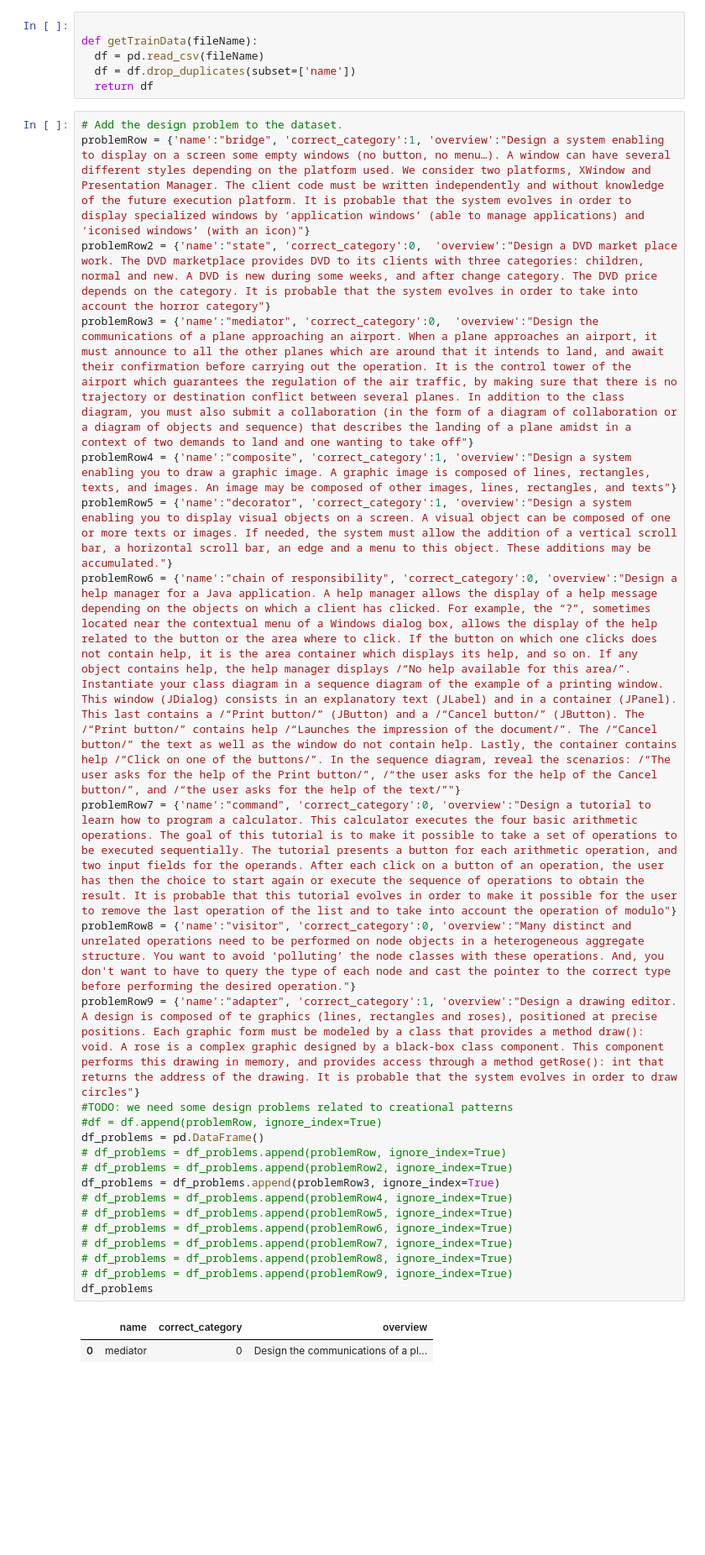
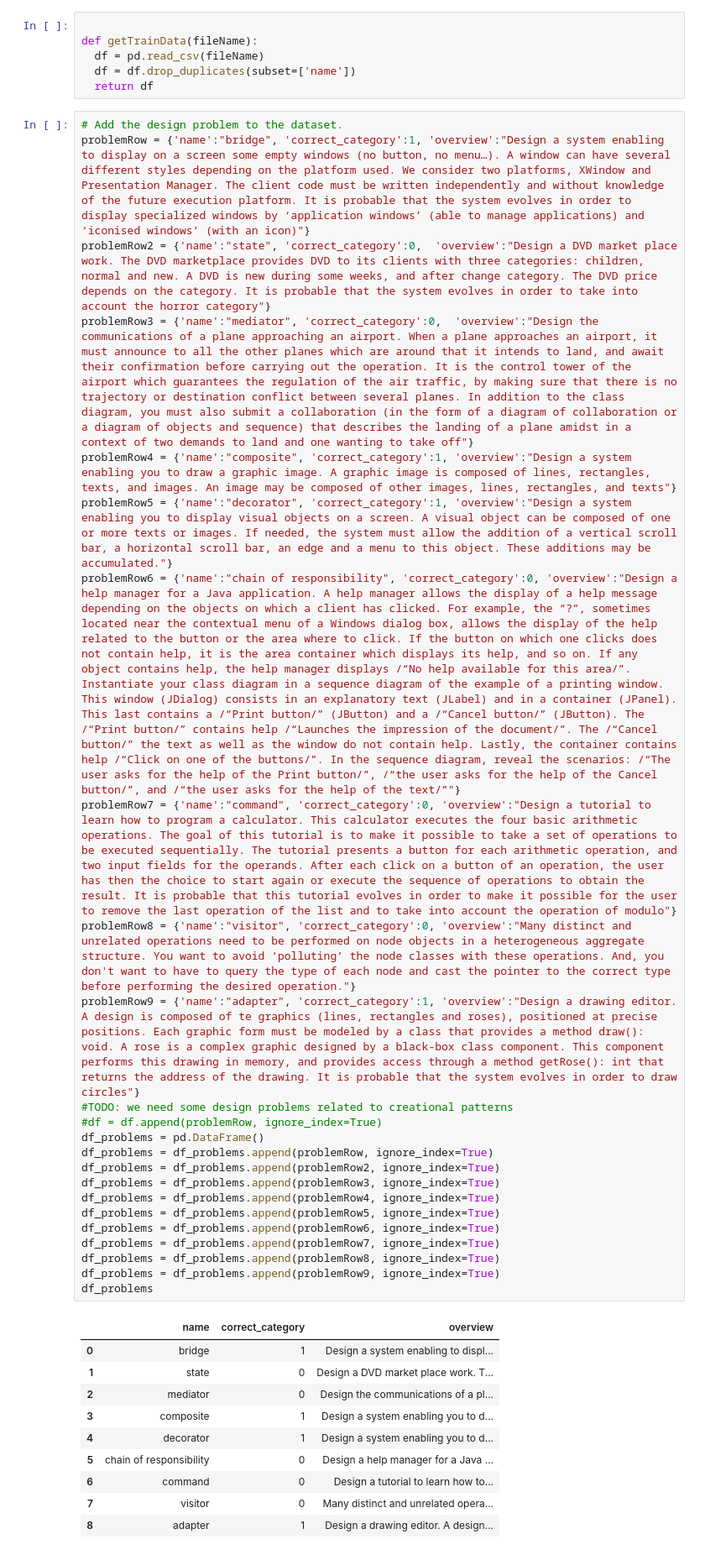
Before and after one commit to RETprojects/SWENG480-Team21, a Jupyter notebook: ml/experiments/PatternKMeans6.ipynb, the cells around one changed output. Shown at 84% size. Cells and saved outputs as stored; diff of their text form; blank space fills up the shorter version.

```diff
--- a/ml/experiments/PatternKMeans6.ipynb
+++ b/ml/experiments/PatternKMeans6.ipynb
@@ -92,30 +92,38 @@ def getTrainData(fileName):
 # %%
 # Add the design problem to the dataset.
 problemRow = {'name':"bridge", 'correct_category':1, 'overview':"Design a system enabling to display on a screen some empty windows (no button, no menu…). A window can have several different styles depending on the platform used. We consider two platforms, XWindow and Presentation Manager. The client code must be written independently and without knowledge of the future execution platform. It is probable that the system evolves in order to display specialized windows by ‘application windows’ (able to manage applications) and ‘iconised windows’ (with an icon)"}
 problemRow2 = {'name':"state", 'correct_category':0,  'overview':"Design a DVD market place work. The DVD marketplace provides DVD to its clients with three categories: children, normal and new. A DVD is new during some weeks, and after change category. The DVD price depends on the category. It is probable that the system evolves in order to take into account the horror category"}
 problemRow3 = {'name':"mediator", 'correct_category':0,  'overview':"Design the communications of a plane approaching an airport. When a plane approaches an airport, it must announce to all the other planes which are around that it intends to land, and await their confirmation before carrying out the operation. It is the control tower of the airport which guarantees the regulation of the air traffic, by making sure that there is no trajectory or destination conflict between several planes. In addition to the class diagram, you must also submit a collaboration (in the form of a diagram of collaboration or a diagram of objects and sequence) that describes the landing of a plane amidst in a context of two demands to land and one wanting to take off"}
 problemRow4 = {'name':"composite", 'correct_category':1, 'overview':"Design a system enabling you to draw a graphic image. A graphic image is composed of lines, rectangles, texts, and images. An image may be composed of other images, lines, rectangles, and texts"}
 problemRow5 = {'name':"decorator", 'correct_category':1, 'overview':"Design a system enabling you to display visual objects on a screen. A visual object can be composed of one or more texts or images. If needed, the system must allow the addition of a vertical scroll bar, a horizontal scroll bar, an edge and a menu to this object. These additions may be accumulated."}
 problemRow6 = {'name':"chain of responsibility", 'correct_category':0, 'overview':"Design a help manager for a Java application. A help manager allows the display of a help message depending on the objects on which a client has clicked. For example, the “?”, sometimes located near the contextual menu of a Windows dialog box, allows the display of the help related to the button or the area where to click. If the button on which one clicks does not contain help, it is the area container which displays its help, and so on. If any object contains help, the help manager displays /“No help available for this area/”. Instantiate your class diagram in a sequence diagram of the example of a printing window. This window (JDialog) consists in an explanatory text (JLabel) and in a container (JPanel). This last contains a /“Print button/” (JButton) and a /“Cancel button/” (JButton). The /“Print button/” contains help /“Launches the impression of the document/”. The /“Cancel button/” the text as well as the window do not contain help. Lastly, the container contains help /“Click on one of the buttons/”. In the sequence diagram, reveal the scenarios: /“The user asks for the help of the Print button/”, /“the user asks for the help of the Cancel button/”, and /“the user asks for the help of the text/”"}
 problemRow7 = {'name':"command", 'correct_category':0, 'overview':"Design a tutorial to learn how to program a calculator. This calculator executes the four basic arithmetic operations. The goal of this tutorial is to make it possible to take a set of operations to be executed sequentially. The tutorial presents a button for each arithmetic operation, and two input fields for the operands. After each click on a button of an operation, the user has then the choice to start again or execute the sequence of operations to obtain the result. It is probable that this tutorial evolves in order to make it possible for the user to remove the last operation of the list and to take into account the operation of modulo"}
 problemRow8 = {'name':"visitor", 'correct_category':0, 'overview':"Many distinct and unrelated operations need to be performed on node objects in a heterogeneous aggregate structure. You want to avoid ‘polluting’ the node classes with these operations. And, you don't want to have to query the type of each node and cast the pointer to the correct type before performing the desired operation."}
 problemRow9 = {'name':"adapter", 'correct_category':1, 'overview':"Design a drawing editor. A design is composed of te graphics (lines, rectangles and roses), positioned at precise positions. Each graphic form must be modeled by a class that provides a method draw(): void. A rose is a complex graphic designed by a black-box class component. This component performs this drawing in memory, and provides access through a method getRose(): int that returns the address of the drawing. It is probable that the system evolves in order to draw circles"}
 #TODO: we need some design problems related to creational patterns
 #df = df.append(problemRow, ignore_index=True)
 df_problems = pd.DataFrame()
-# df_problems = df_problems.append(problemRow, ignore_index=True)
-# df_problems = df_problems.append(problemRow2, ignore_index=True)
+df_problems = df_problems.append(problemRow, ignore_index=True)
+df_problems = df_problems.append(problemRow2, ignore_index=True)
 df_problems = df_problems.append(problemRow3, ignore_index=True)
-# df_problems = df_problems.append(problemRow4, ignore_index=True)
-# df_problems = df_problems.append(problemRow5, ignore_index=True)
-# df_problems = df_problems.append(problemRow6, ignore_index=True)
-# df_problems = df_problems.append(problemRow7, ignore_index=True)
-# df_problems = df_problems.append(problemRow8, ignore_index=True)
-# df_problems = df_problems.append(problemRow9, ignore_index=True)
+df_problems = df_problems.append(problemRow4, ignore_index=True)
+df_problems = df_problems.append(problemRow5, ignore_index=True)
+df_problems = df_problems.append(problemRow6, ignore_index=True)
+df_problems = df_problems.append(problemRow7, ignore_index=True)
+df_problems = df_problems.append(problemRow8, ignore_index=True)
+df_problems = df_problems.append(problemRow9, ignore_index=True)
 df_problems
 # %% [output]
 |  | name | correct_category | overview |
-| 0 | mediator | 0 | Design the communications of a pl... |
+| 0 | bridge | 1 | Design a system enabling to displ... |
+| 1 | state | 0 | Design a DVD market place work. T... |
+| 2 | mediator | 0 | Design the communications of a pl... |
+| 3 | composite | 1 | Design a system enabling you to d... |
+| 4 | decorator | 1 | Design a system enabling you to d... |
+| 5 | chain of responsibility | 0 | Design a help manager for a Java ... |
+| 6 | command | 0 | Design a tutorial to learn how to... |
+| 7 | visitor | 0 | Many distinct and unrelated opera... |
+| 8 | adapter | 1 | Design a drawing editor. A design... |
 # %%
 # removes a list of words (ie. stopwords) from a tokenized list.
 def removeWords(listOfTokens, listOfWords):
```
Also changed, not shown: parts of 4 cells of this notebook.
